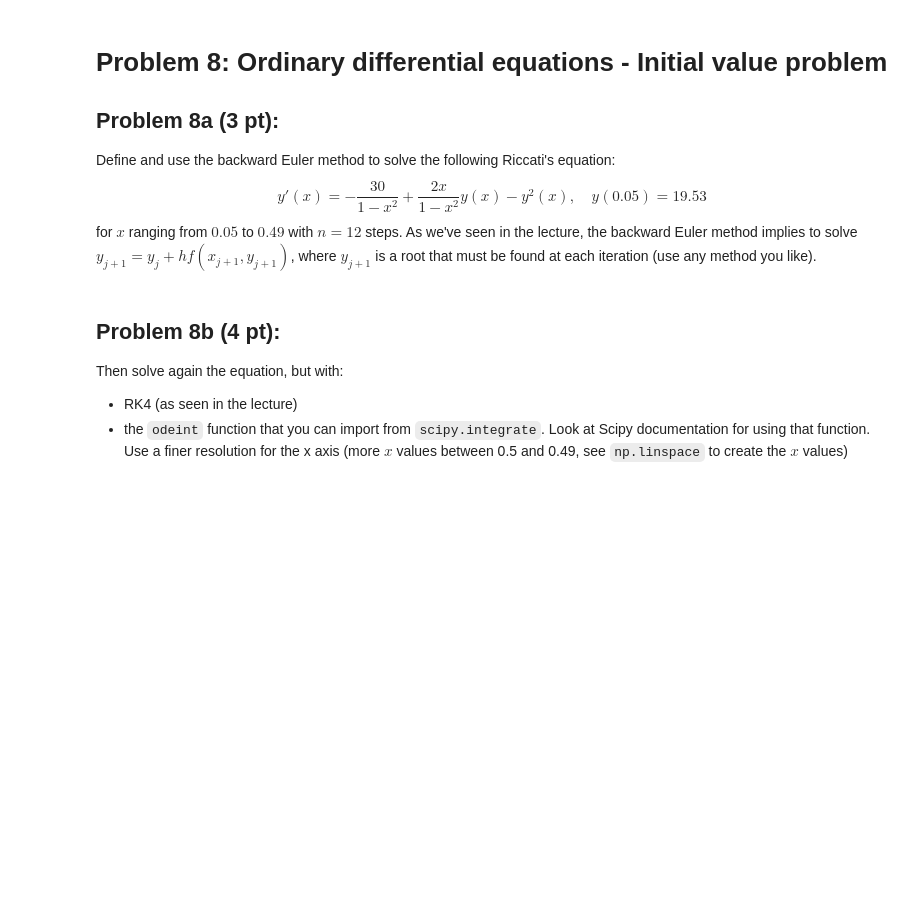
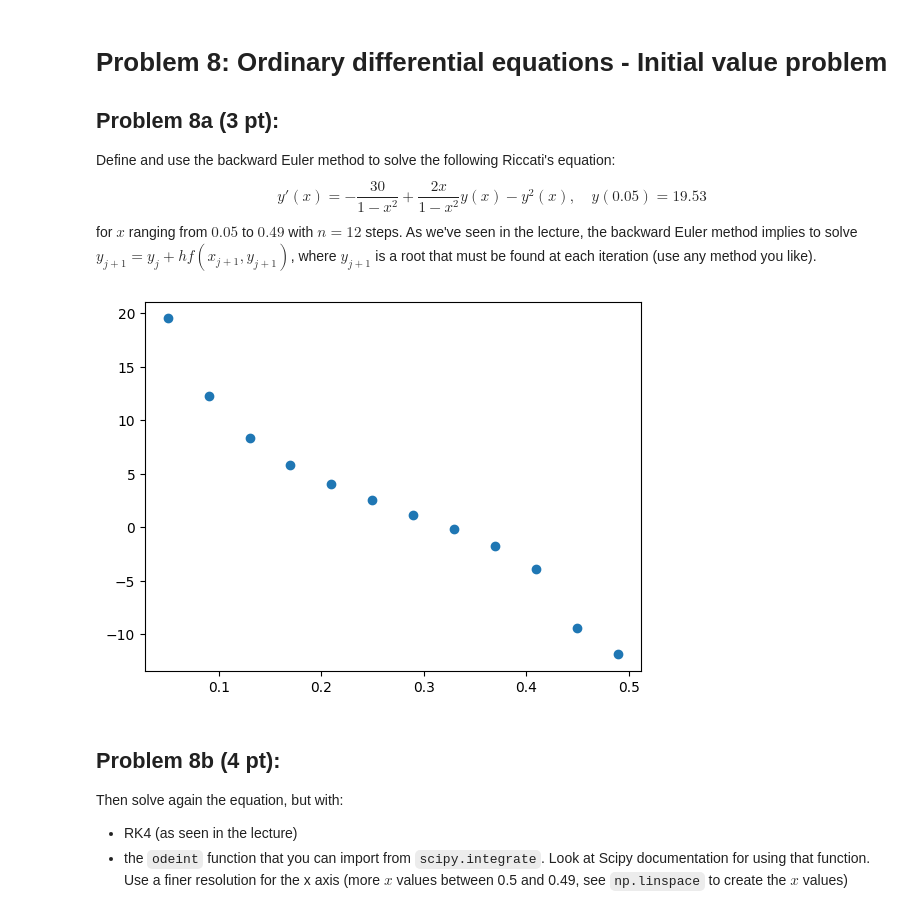
Before and after one commit to ufotermiten/Final_LP4, a Jupyter notebook: LP4_final_Group045.ipynb, the cells around one changed output. Cells and saved outputs as stored; diff of their text form; code cells hidden in the pictures; blank space fills up the shorter version.

```diff
--- a/LP4_final_Group045.ipynb
+++ b/LP4_final_Group045.ipynb
@@ -555,6 +555,30 @@ for $x$ ranging from $0.05$ to $0.49$ with $n=12$ steps.
 As we've seen in the lecture, the backward Euler method implies to solve $y_{j+1} = y_j + hf(x_{j+1} , y_{j+1} )$, where $y_{j+1}$ is a root that must be found at each iteration (use any method you like).
 # %%
 # YOUR CODE HERE
+from scipy.optimize import fsolve
+
+def yp(x,y):
+    return (-30+2*x*y)/(1-x**2)-y**2
+
+
+
+def eulersback(yp,y0,a=0.05,b=0.49,n=12):
+    x=np.linspace(a,b,n)
+    h=(b-a)/(n-1)
+    y=np.zeros(n)
+    y[0]=y0
+
+    for i in range(1,n):
+        def ff(Y):
+            return  y[i-1] +h*yp(x[i],Y)-Y
+        y[i]=fsolve(ff,y[i-1])
+
+    return x,y
+eulerx,eulery=eulersback(yp,19.53)
+plt.scatter(eulerx,eulery)
+plt.show()
+# %% [output]
+[figure, added]
 # %% [markdown]
 ## Problem 8b (4 pt):
 Then solve again the equation, but with:
```
Also changed, not shown: parts of 2 cells of this notebook.
